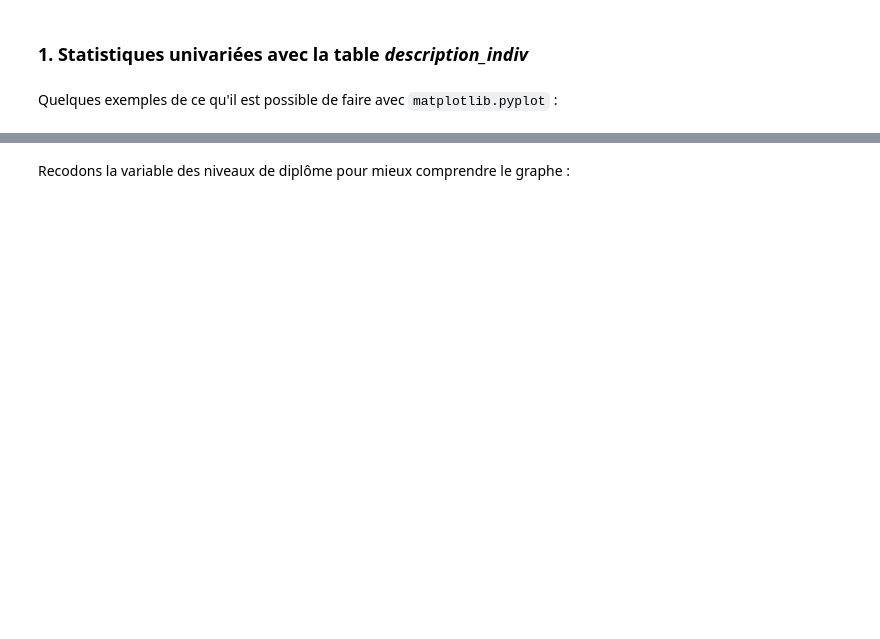
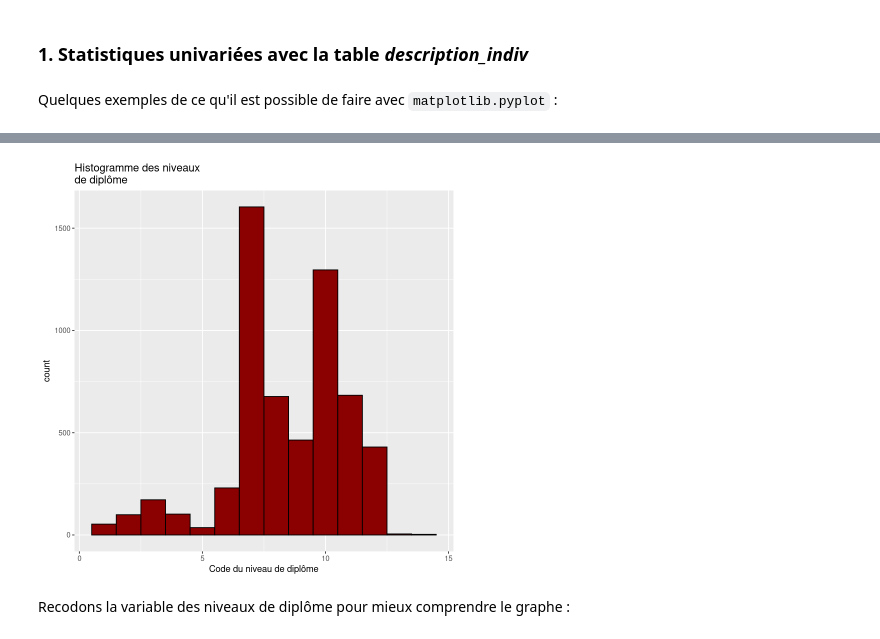
Before and after one commit to InseeFrLab/funathon2023_sujet3, a Jupyter notebook: Sujet_3_R.ipynb, the cells around one changed output, grey strips where cells are left out. Drawn from its saved outputs; the diff is of its cells as text; code cells hidden in the pictures; blank space fills up the shorter version.

```diff
--- a/Sujet_3_R.ipynb
+++ b/Sujet_3_R.ipynb
@@ -160,15 +133,9 @@ plt.show()
 # %%
 # Histogramme des niveaux de diplôme
 
-description_indiv["diplome_interv"].hist(
-    color="red",
-    edgecolor="black",
-    alpha=0.7
-)
-
-
-# Cette fois on ajoute une légende et un titre
-plt.title("Histogramme des niveaux de diplôme")
-plt.xlabel("Code du niveau de diplôme")
-plt.ylabel("Nombre d'individus")
-plt.show()
+ggplot(data=description_indiv,aes(x=diplome_interv))+
+    geom_histogram(binwidth=1,color="black",fill="darkred")+
+    labs(title="Histogramme des niveaux\nde diplôme",  # cette fois on rajoute des légendes
+    x="Code du niveau de diplôme",
+    ylab="Nombre d'individus")
+# %% [output]
@@ -175,3 +144,4 @@ plt.show()
+[figure, added]
 # %% [markdown]
 Recodons la variable des niveaux de diplôme pour mieux comprendre le graphe :
 # %%
```
Also changed, not shown: parts of 11 cells of this notebook.
